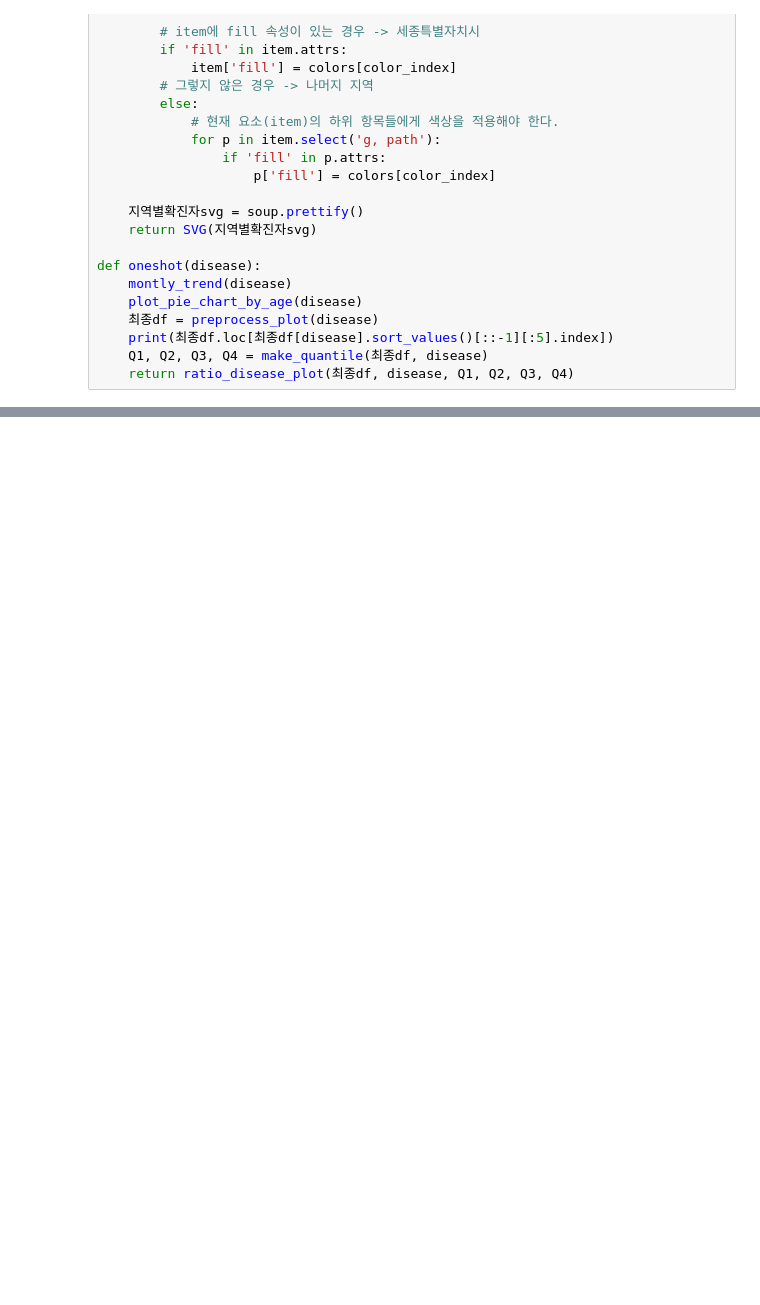
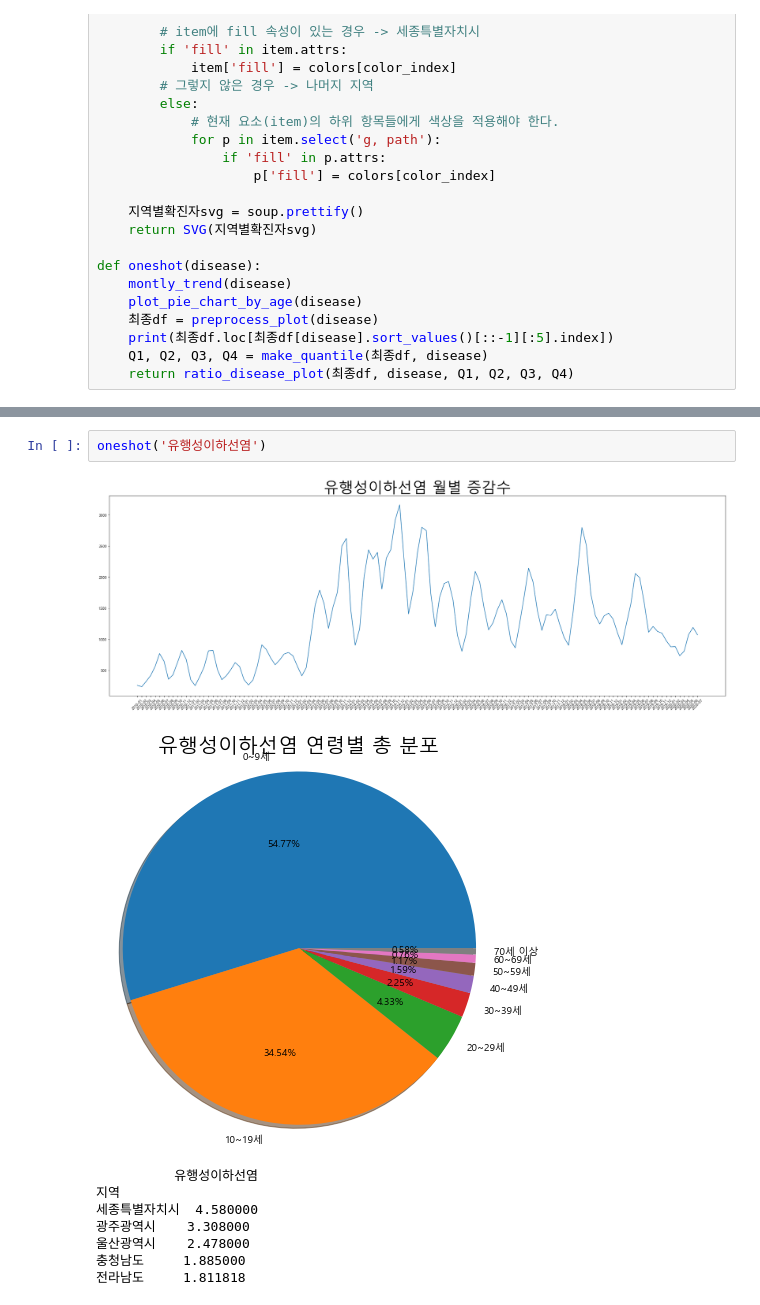
Before and after one commit to hamakim94/big, a Jupyter notebook: 예쁜 감염병 trend.ipynb, the cells around one changed output, grey strips where cells are left out. Saved outputs shown, nothing was run; the diff lists cells and outputs as text; blank space fills up the shorter version.

```diff
--- a/예쁜 감염병 trend.ipynb
+++ b/예쁜 감염병 trend.ipynb
@@ -176,3 +193,15 @@ oneshot('수두')
 울산광역시    4.328000
 대구광역시    4.187500
 [drawing not drawn]
+# %%
+oneshot('유행성이하선염')
+# %% [output]
+[figure, added]
+[figure, added]
+          유행성이하선염
+지역
+세종특별자치시  4.580000
+광주광역시    3.308000
+울산광역시    2.478000
+충청남도     1.885000
+전라남도     1.811818
```
Also changed, not shown: parts of 31 cells of this notebook.
